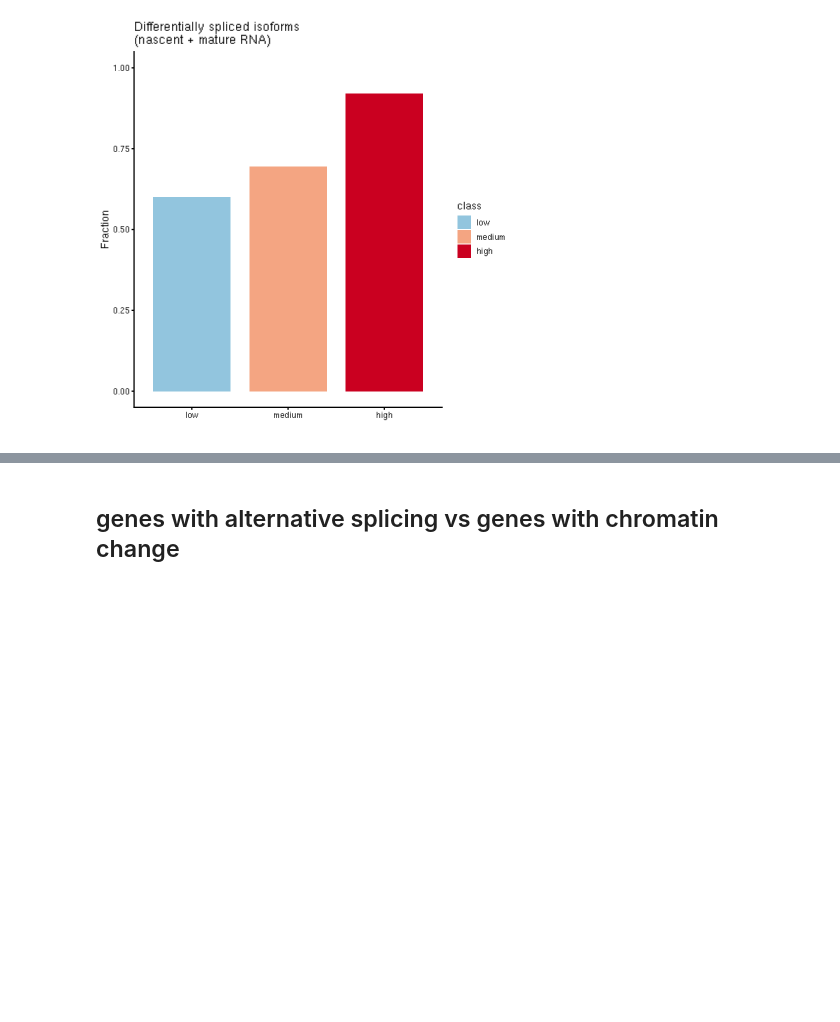
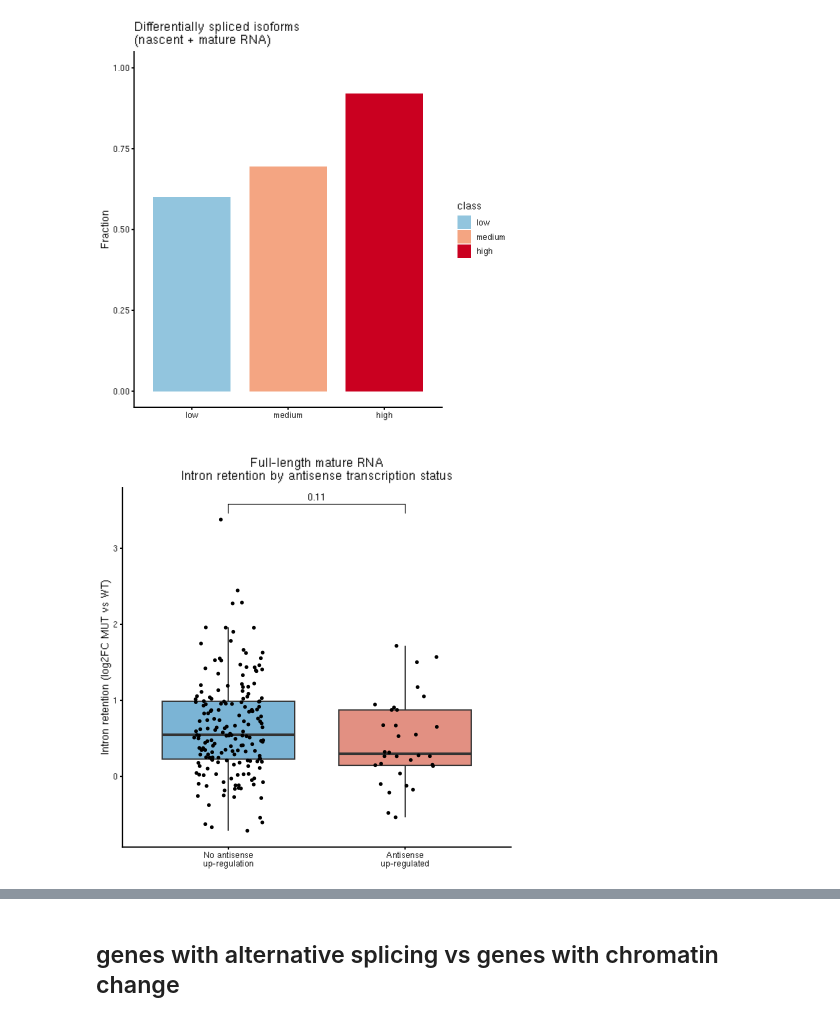
Before and after one commit to baigal628/saccer_lr_multiome_manuscript, a Jupyter notebook: src/13_mature_rna_splicing.ipynb, the cells around one changed output, grey strips where cells are left out. Cells and saved outputs as stored; diff of their text form; code cells hidden in the pictures; blank space fills up the shorter version.

```diff
--- a/src/13_mature_rna_splicing.ipynb
+++ b/src/13_mature_rna_splicing.ipynb
@@ -312,0 +357,36 @@ Joining with `by = join_by(class)`
+# %%
+df <- de_df %>%
+    filter(feature_id %in% c("atss", "IR")) %>%
+    select(feature_id, log2FoldChange, padj, gene_id) %>%
+    pivot_wider(names_from = feature_id,
+                values_from = c(log2FoldChange, padj)) %>%
+    filter(!is.na(log2FoldChange_IR))  # only genes with detectable IR
+
+# classify genes by whether antisense is significantly up
+df <- df %>%
+    mutate(atss_up = !is.na(padj_atss) & padj_atss < 0.1 &
+                     log2FoldChange_atss > 0)
+test_result <- wilcox.test(log2FoldChange_IR ~ atss_up, data = df)
+
+df %>%
+    mutate(atss_up = factor(atss_up,
+                            levels = c(FALSE, TRUE),
+                            labels = c("No antisense\nup-regulation",
+                                       "Antisense\nup-regulated"))) %>%
+    ggplot(aes(x = atss_up, y = log2FoldChange_IR, fill = atss_up)) +
+    geom_boxplot(outlier.shape = NA, alpha = 0.7) +
+    geom_jitter(width = 0.2, alpha = 1, size = 1) +
+    stat_compare_means(method = "wilcox.test",
+                       label = "p.format",
+                       comparisons = list(c("No antisense\nup-regulation",
+                                            "Antisense\nup-regulated"))) +
+    scale_fill_manual(values = c("#4393C3", "#D6604D")) +
+    labs(x = NULL,
+         y = "Intron retention (log2FC MUT vs WT)",
+         title = "Full-length mature RNA\nIntron retention by antisense transcription status") +
+    theme(legend.position = "none",
+          plot.title = element_text(hjust = 0.5))
+
+ggsave("../figures/13_aTSS_vs_IR_mature_RNA.pdf", width = 5, height = 4)
+# %% [output]
+[figure, added]
```
Also changed, not shown: parts of 22 cells of this notebook, 31 other files.
